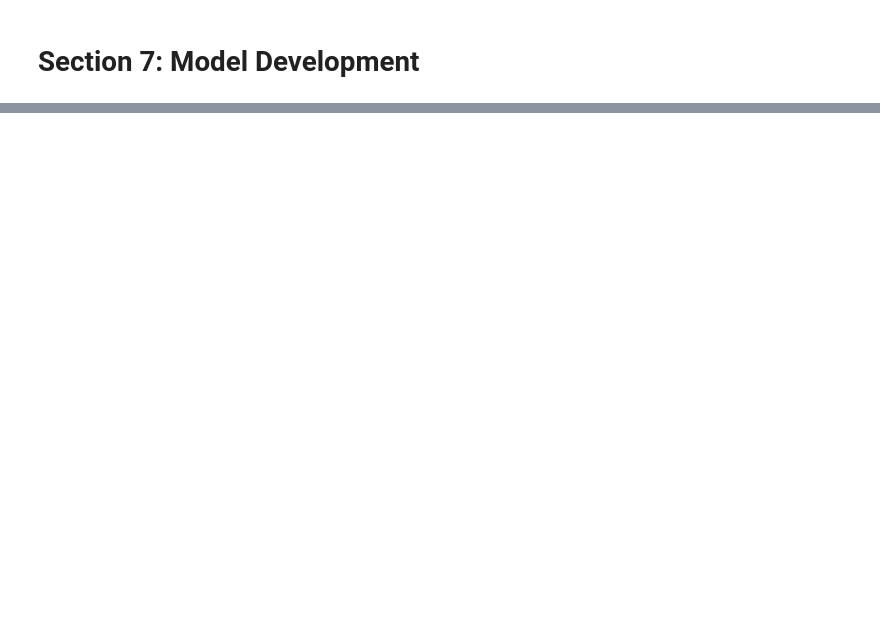
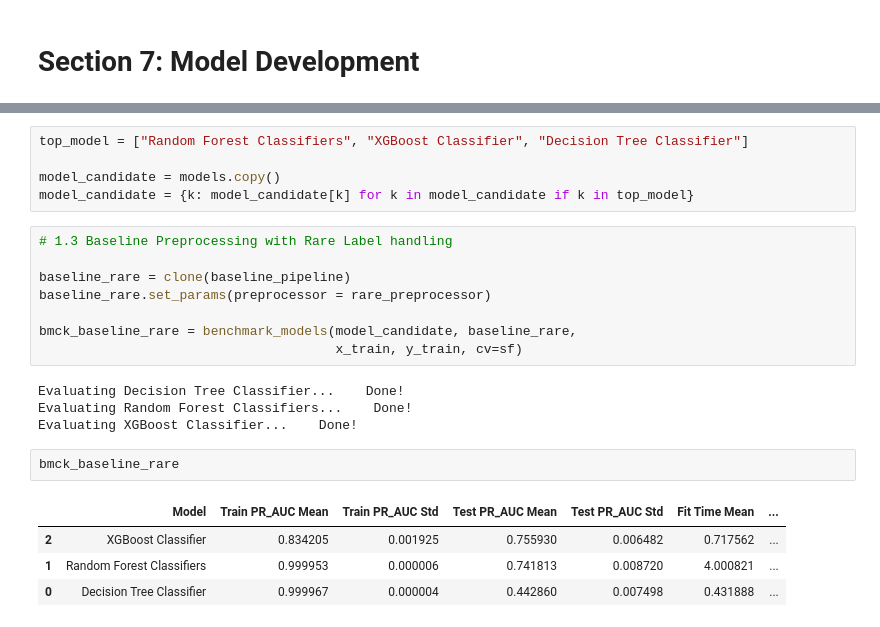
Before and after one commit to Lazymoo35/hotel-modelll, a Jupyter notebook: model_sections.ipynb, the cells around one changed output, grey strips where cells are left out. Cells and saved outputs as stored; diff of their text form; blank space fills up the shorter version.

```diff
--- a/model_sections.ipynb
+++ b/model_sections.ipynb
@@ -619,0 +866,24 @@ weighted avg       0.83      0.84      0.83     13957
+# %%
+top_model = ["Random Forest Classifiers", "XGBoost Classifier", "Decision Tree Classifier"]
+
+model_candidate = models.copy()
+model_candidate = {k: model_candidate[k] for k in model_candidate if k in top_model}
+# %%
+# 1.3 Baseline Preprocessing with Rare Label handling
+
+baseline_rare = clone(baseline_pipeline)
+baseline_rare.set_params(preprocessor = rare_preprocessor)
+
+bmck_baseline_rare = benchmark_models(model_candidate, baseline_rare,
+                                      x_train, y_train, cv=sf)
+# %% [output]
+Evaluating Decision Tree Classifier...    Done!
+Evaluating Random Forest Classifiers...    Done!
+Evaluating XGBoost Classifier...    Done!
+# %%
+bmck_baseline_rare
+# %% [output]
+|  | Model | Train PR_AUC Mean | Train PR_AUC Std | Test PR_AUC Mean | Test PR_AUC Std | Fit Time Mean | ... |
+| 2 | XGBoost Classifier | 0.834205 | 0.001925 | 0.755930 | 0.006482 | 0.717562 | ... |
+| 1 | Random Forest Classifiers | 0.999953 | 0.000006 | 0.741813 | 0.008720 | 4.000821 | ... |
+| 0 | Decision Tree Classifier | 0.999967 | 0.000004 | 0.442860 | 0.007498 | 0.431888 | ... |
```
Also changed, not shown: parts of 56 cells of this notebook.
